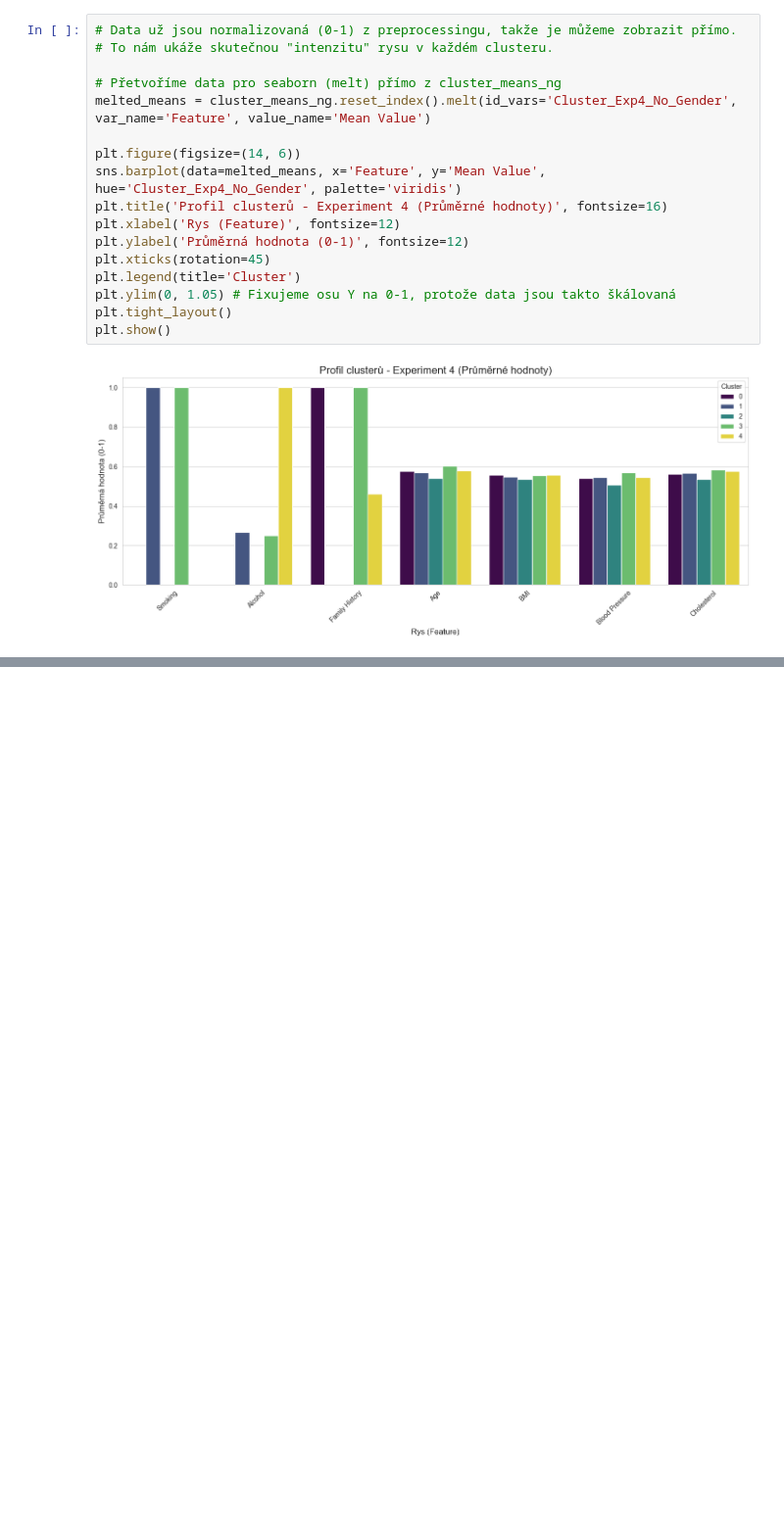
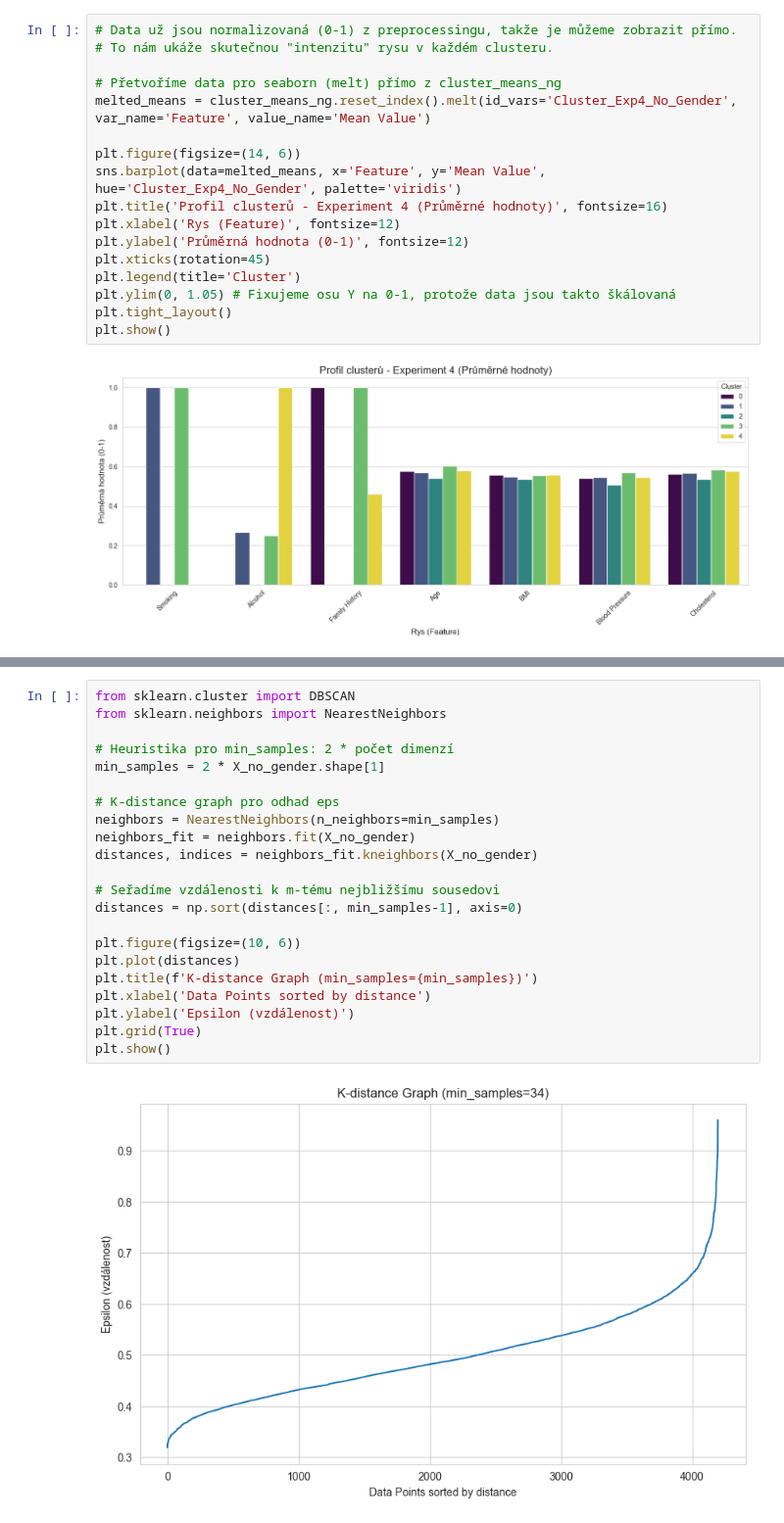
Before and after one commit to Ajraa/SU, a Jupyter notebook: project.ipynb, the cells around one changed output, grey strips where cells are left out. Shown at 98% size. Cells and saved outputs as stored; diff of their text form; blank space fills up the shorter version.

Commit message:
Dokončení clusteringu

```diff
--- a/project.ipynb
+++ b/project.ipynb
@@ -851,0 +834,24 @@ results_df['Cluster_Exp5_No_Gender'] = agg_single.fit_predict(X_no_gender) # neb
+# %%
+from sklearn.cluster import DBSCAN
+from sklearn.neighbors import NearestNeighbors
+
+# Heuristika pro min_samples: 2 * počet dimenzí
+min_samples = 2 * X_no_gender.shape[1]
+
+# K-distance graph pro odhad eps
+neighbors = NearestNeighbors(n_neighbors=min_samples)
+neighbors_fit = neighbors.fit(X_no_gender)
+distances, indices = neighbors_fit.kneighbors(X_no_gender)
+
+# Seřadíme vzdálenosti k m-tému nejbližšímu sousedovi
+distances = np.sort(distances[:, min_samples-1], axis=0)
+
+plt.figure(figsize=(10, 6))
+plt.plot(distances)
+plt.title(f'K-distance Graph (min_samples={min_samples})')
+plt.xlabel('Data Points sorted by distance')
+plt.ylabel('Epsilon (vzdálenost)')
+plt.grid(True)
+plt.show()
+# %% [output]
+[figure, added]
```
Also changed, not shown: parts of 10 cells of this notebook.
